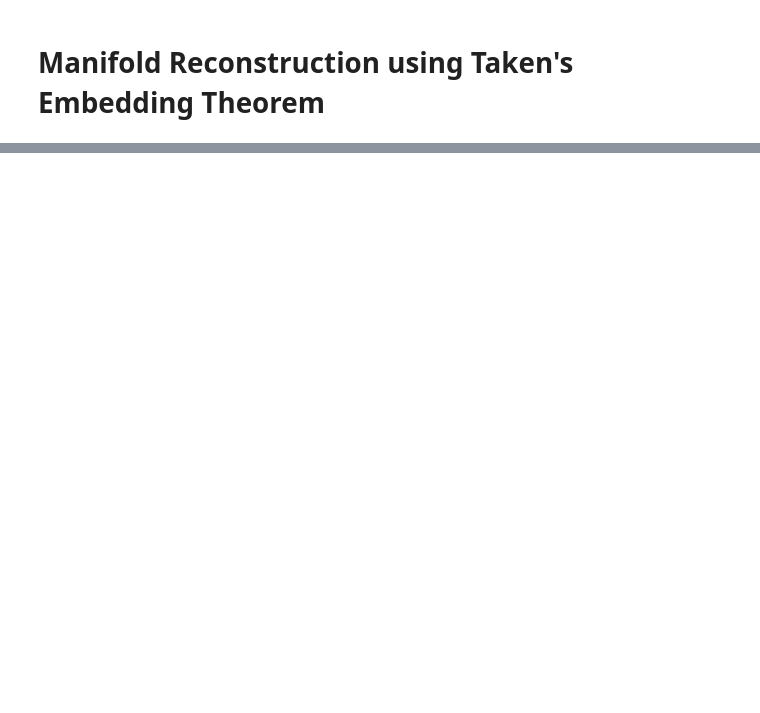
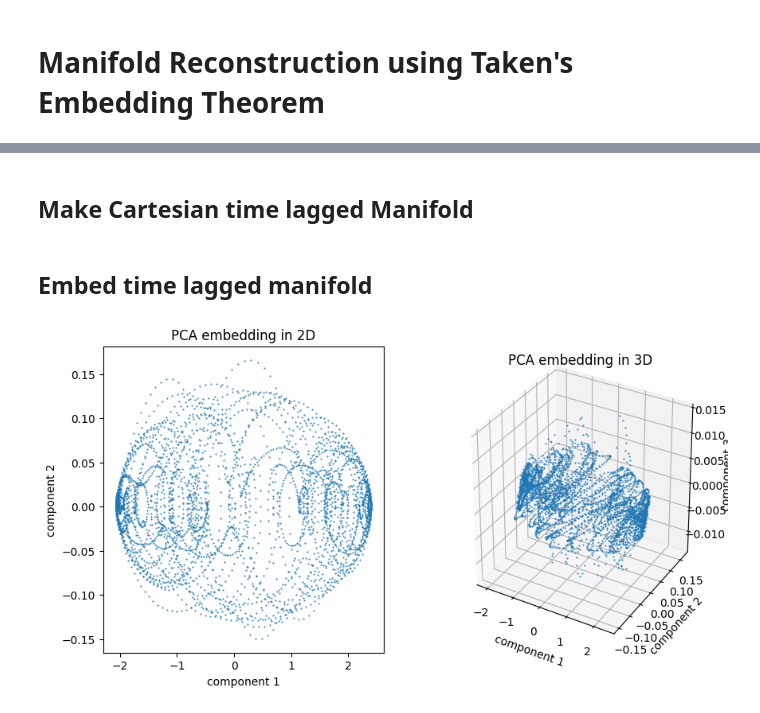
Before and after one commit to data-driven-dynamical-systems/Andre, a Jupyter notebook: Kuramoto/Manifolds.ipynb, the cells around one changed output, grey strips where cells are left out. Cells and saved outputs as stored; diff of their text form; code cells hidden in the pictures; blank space fills up the shorter version.

```diff
--- a/Kuramoto/Manifolds.ipynb
+++ b/Kuramoto/Manifolds.ipynb
@@ -260,0 +295,2 @@ plt.show()
+# %% [markdown]
+## Make Cartesian time lagged Manifold
@@ -260,0 +307,26 @@ plt.show()
+# %% [markdown]
+## Embed time lagged manifold
+# %%
+pca = PCA(n_components=3)
+embedded_manifold = pca.fit_transform(manifold)
+fig = plt.figure()
+plt.rcParams['figure.figsize'] = [10,5]
+
+#plot the embedded manifold in 2D
+ax = fig.add_subplot(1, 2, 1)
+ax.plot(embedded_manifold[:,0],embedded_manifold[:,1],'.',markersize=1)
+ax.set_xlabel('component 1')
+ax.set_ylabel('component 2')
+ax.set_title('PCA embedding in 2D')
+
+#plot the embedded manifold in 3D
+ax = fig.add_subplot(1, 2, 2, projection='3d')
+ax.plot3D(embedded_manifold[:,0],embedded_manifold[:,1],embedded_manifold[:,2],'.',markersize=1)
+ax.set_xlabel('component 1')
+ax.set_ylabel('component 2')
+ax.set_zlabel('component 3')
+ax.set_title('PCA embedding in 3D')
+plt.savefig('pictures/K_'+str(K)+'_cartesian_PCA_embedding_time_lagged_determistic_kuramoto.png',bbox_inches='tight')
+plt.show()
+# %% [output]
+[figure, added]
```
Also changed, not shown: parts of 36 cells of this notebook, 1 other file.
